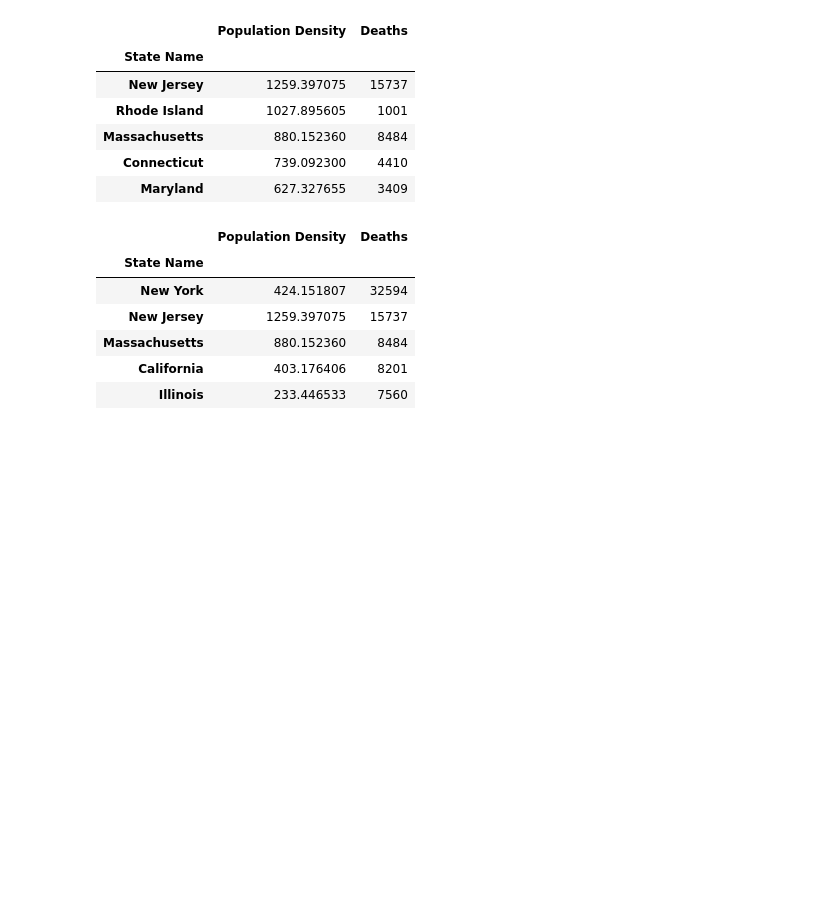
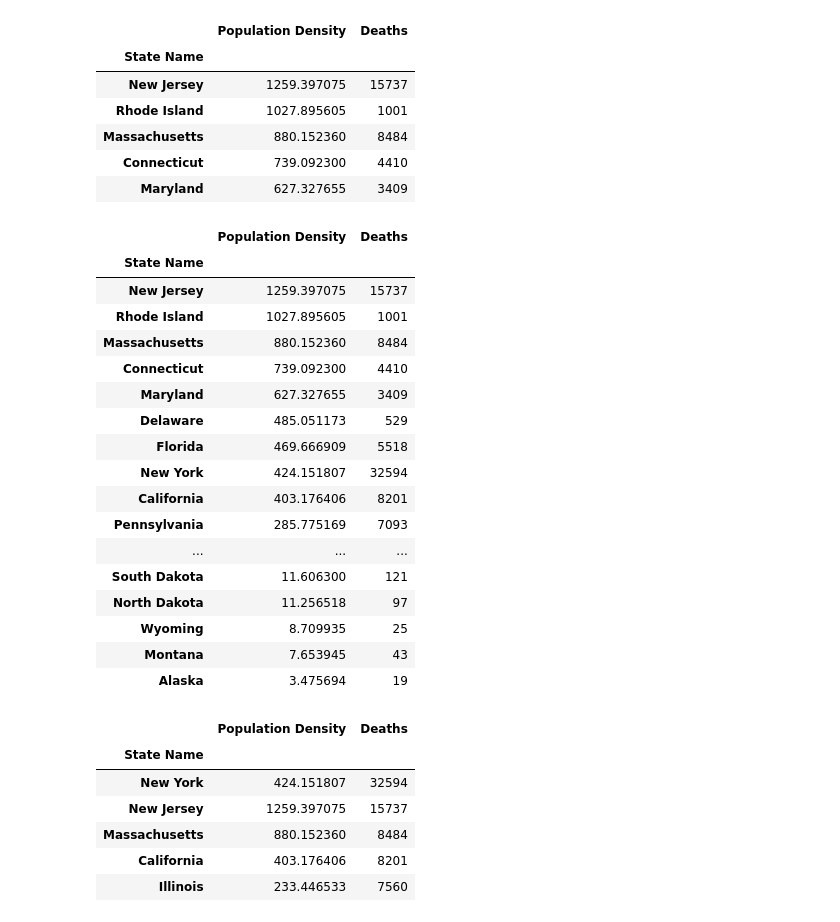
Before and after one commit to phantomsoul1/python-covid-challenge, a Jupyter notebook: JupyterNotebooks/Jake/Deaths_By_Pop_Density.ipynb, the cells around one changed output. Drawn from its saved outputs; the diff is of its cells as text; code cells hidden in the pictures; blank space fills up the shorter version.

```diff
--- a/JupyterNotebooks/Jake/Deaths_By_Pop_Density.ipynb
+++ b/JupyterNotebooks/Jake/Deaths_By_Pop_Density.ipynb
@@ -88,6 +88,28 @@ pop_density_vs_deaths
 | Massachusetts | 880.152360 | 8484 |
 | Connecticut | 739.092300 | 4410 |
 | Maryland | 627.327655 | 3409 |
+# %%
+pop_density_vs_deaths_df = pop_density_df.sort_values("Population Density", ascending = False)
+pop_density_vs_deaths_df
+# %% [output]
+|  | Population Density | Deaths |
+| State Name |  |  |
+| New Jersey | 1259.397075 | 15737 |
+| Rhode Island | 1027.895605 | 1001 |
+| Massachusetts | 880.152360 | 8484 |
+| Connecticut | 739.092300 | 4410 |
+| Maryland | 627.327655 | 3409 |
+| Delaware | 485.051173 | 529 |
+| Florida | 469.666909 | 5518 |
+| New York | 424.151807 | 32594 |
+| California | 403.176406 | 8201 |
+| Pennsylvania | 285.775169 | 7093 |
+| ... | ... | ... |
+| South Dakota | 11.606300 | 121 |
+| North Dakota | 11.256518 | 97 |
+| Wyoming | 8.709935 | 25 |
+| Montana | 7.653945 | 43 |
+| Alaska | 3.475694 | 19 |
 # %%
 deaths_by_pop_density = pop_density_df.sort_values("Deaths", ascending = False).head()
 deaths_by_pop_density
```
Also changed, not shown: parts of 7 cells of this notebook, 6 other files.
